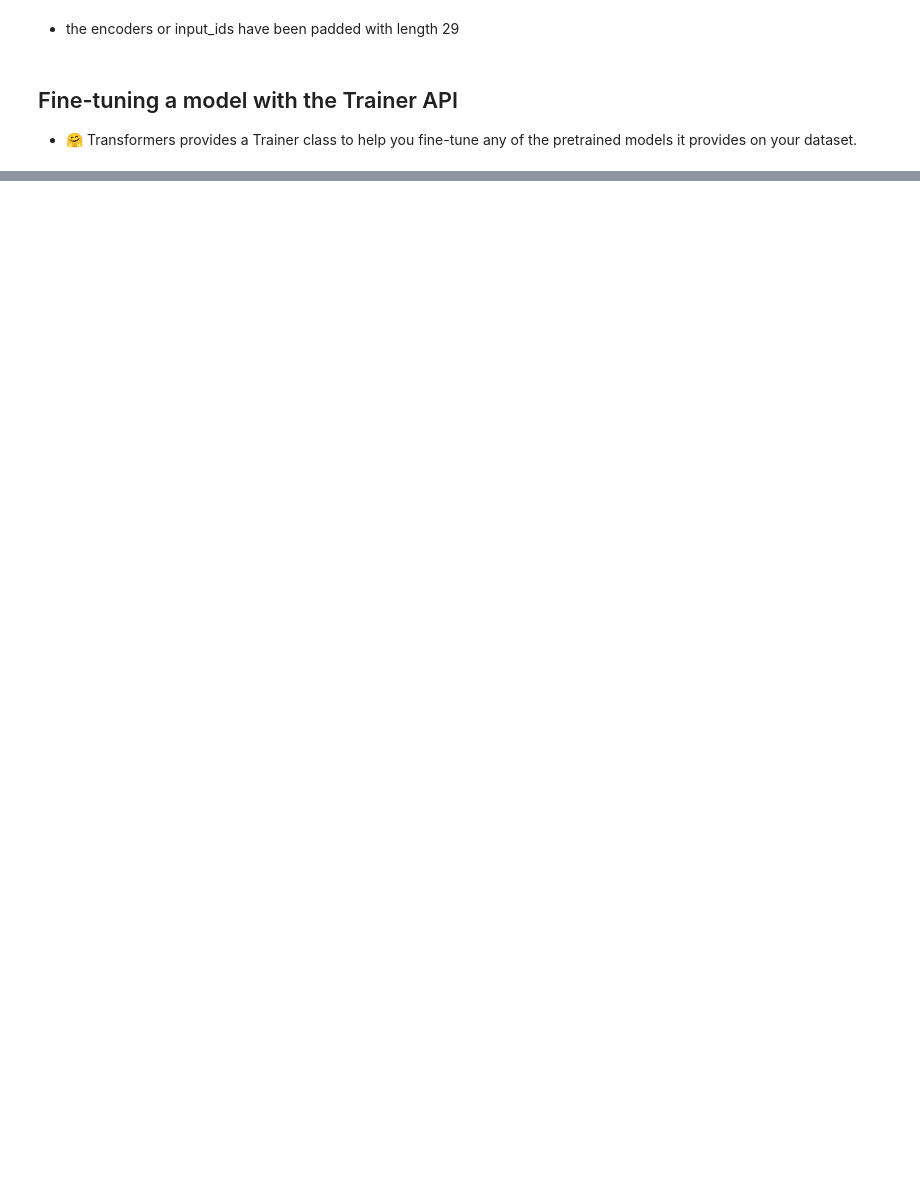
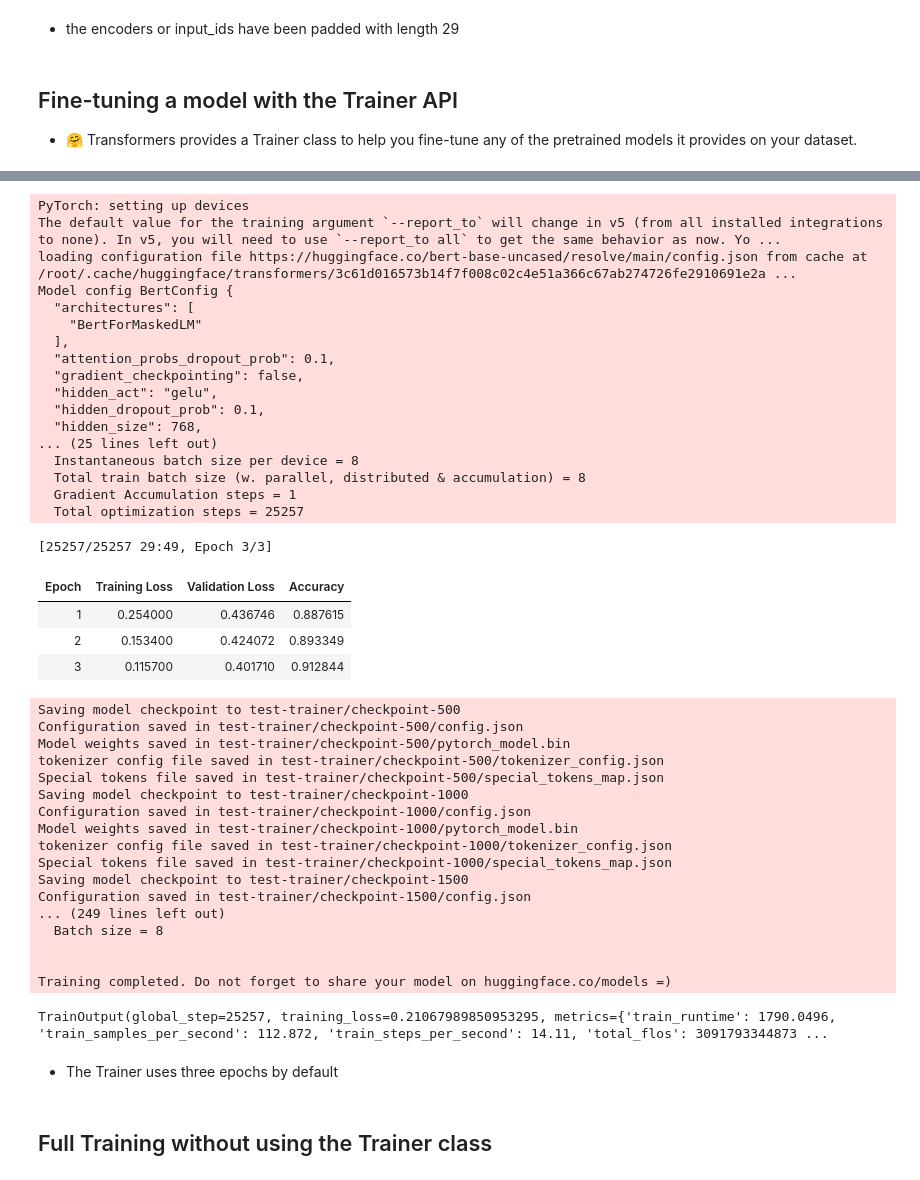
Before and after one commit to plaban1981/Huggingface_transformers_course, a Jupyter notebook: Fine_tuning_a_pretrained_HuggingFace_model.ipynb, the cells around one changed output, grey strips where cells are left out. Drawn from its saved outputs; the diff is of its cells as text; code cells hidden in the pictures; blank space fills up the shorter version.

```diff
--- a/Fine_tuning_a_pretrained_HuggingFace_model.ipynb
+++ b/Fine_tuning_a_pretrained_HuggingFace_model.ipynb
@@ -466,0 +721,13 @@ Loading cached processed dataset at /root/.cache/huggingface/datasets/glue/mrpc/
+# %%
+from datasets import load_dataset
+from transformers import AutoTokenizer, DataCollatorWithPadding
+
+raw_datasets = load_dataset("glue", "sst2")
+checkpoint = "bert-base-uncased"
+tokenizer = AutoTokenizer.from_pretrained(checkpoint)
+
+def tokenize_function(example):
+    return tokenizer(example["sentence"], truncation=True)
+
+tokenized_datasets = raw_datasets.map(tokenize_function, batched=True)
+data_collator = DataCollatorWithPadding(tokenizer=tokenizer)
@@ -466,0 +780,66 @@ Loading cached processed dataset at /root/.cache/huggingface/datasets/glue/mrpc/
+# %%
+def compute_metrics(eval_preds):
+    metric = load_metric("glue", "sst2")
+    logits, labels = eval_preds
+    predictions = np.argmax(logits, axis=-1)
+    return metric.compute(predictions=predictions, references=labels)
+# %%
+training_args = TrainingArguments("test-trainer", evaluation_strategy="epoch")
+model = AutoModelForSequenceClassification.from_pretrained(checkpoint, num_labels=2)
+
+trainer = Trainer(
+    model,
+    training_args,
+    train_dataset=tokenized_datasets["train"],
+    eval_dataset=tokenized_datasets["validation"],
+    data_collator=data_collator,
+    tokenizer=tokenizer,
+    compute_metrics=compute_metrics
+)
+#
+trainer.train()
+# %% [output]
+PyTorch: setting up devices
+The default value for the training argument `--report_to` will change in v5 (from all installed integrations to none). In v5, you will need to use `--report_to all` to get the same behavior as now. Yo ...
+loading configuration file https://huggingface.co/bert-base-uncased/resolve/main/config.json from cache at /root/.cache/huggingface/transformers/3c61d016573b14f7f008c02c4e51a366c67ab274726fe2910691e2a ...
+Model config BertConfig {
+  "architectures": [
+    "BertForMaskedLM"
+  ],
+  "attention_probs_dropout_prob": 0.1,
+  "gradient_checkpointing": false,
+  "hidden_act": "gelu",
+  "hidden_dropout_prob": 0.1,
+  "hidden_size": 768,
+... (25 lines left out)
+  Instantaneous batch size per device = 8
+  Total train batch size (w. parallel, distributed & accumulation) = 8
+  Gradient Accumulation steps = 1
+  Total optimization steps = 25257
+[25257/25257 29:49, Epoch 3/3]
+| Epoch | Training Loss | Validation Loss | Accuracy |
+| 1 | 0.254000 | 0.436746 | 0.887615 |
+| 2 | 0.153400 | 0.424072 | 0.893349 |
+| 3 | 0.115700 | 0.401710 | 0.912844 |
+Saving model checkpoint to test-trainer/checkpoint-500
+Configuration saved in test-trainer/checkpoint-500/config.json
+Model weights saved in test-trainer/checkpoint-500/pytorch_model.bin
+tokenizer config file saved in test-trainer/checkpoint-500/tokenizer_config.json
+Special tokens file saved in test-trainer/checkpoint-500/special_tokens_map.json
+Saving model checkpoint to test-trainer/checkpoint-1000
+Configuration saved in test-trainer/checkpoint-1000/config.json
+Model weights saved in test-trainer/checkpoint-1000/pytorch_model.bin
+tokenizer config file saved in test-trainer/checkpoint-1000/tokenizer_config.json
+Special tokens file saved in test-trainer/checkpoint-1000/special_tokens_map.json
+Saving model checkpoint to test-trainer/checkpoint-1500
+Configuration saved in test-trainer/checkpoint-1500/config.json
+... (249 lines left out)
+  Batch size = 8
+
+
+Training completed. Do not forget to share your model on huggingface.co/models =)
+TrainOutput(global_step=25257, training_loss=0.21067989850953295, metrics={'train_runtime': 1790.0496, 'train_samples_per_second': 112.872, 'train_steps_per_second': 14.11, 'total_flos': 3091793344873 ...
+# %% [markdown]
+* The Trainer uses three epochs by default
+# %% [markdown]
+## Full Training without using the Trainer class
```
Also changed, not shown: parts of 81 cells of this notebook.
